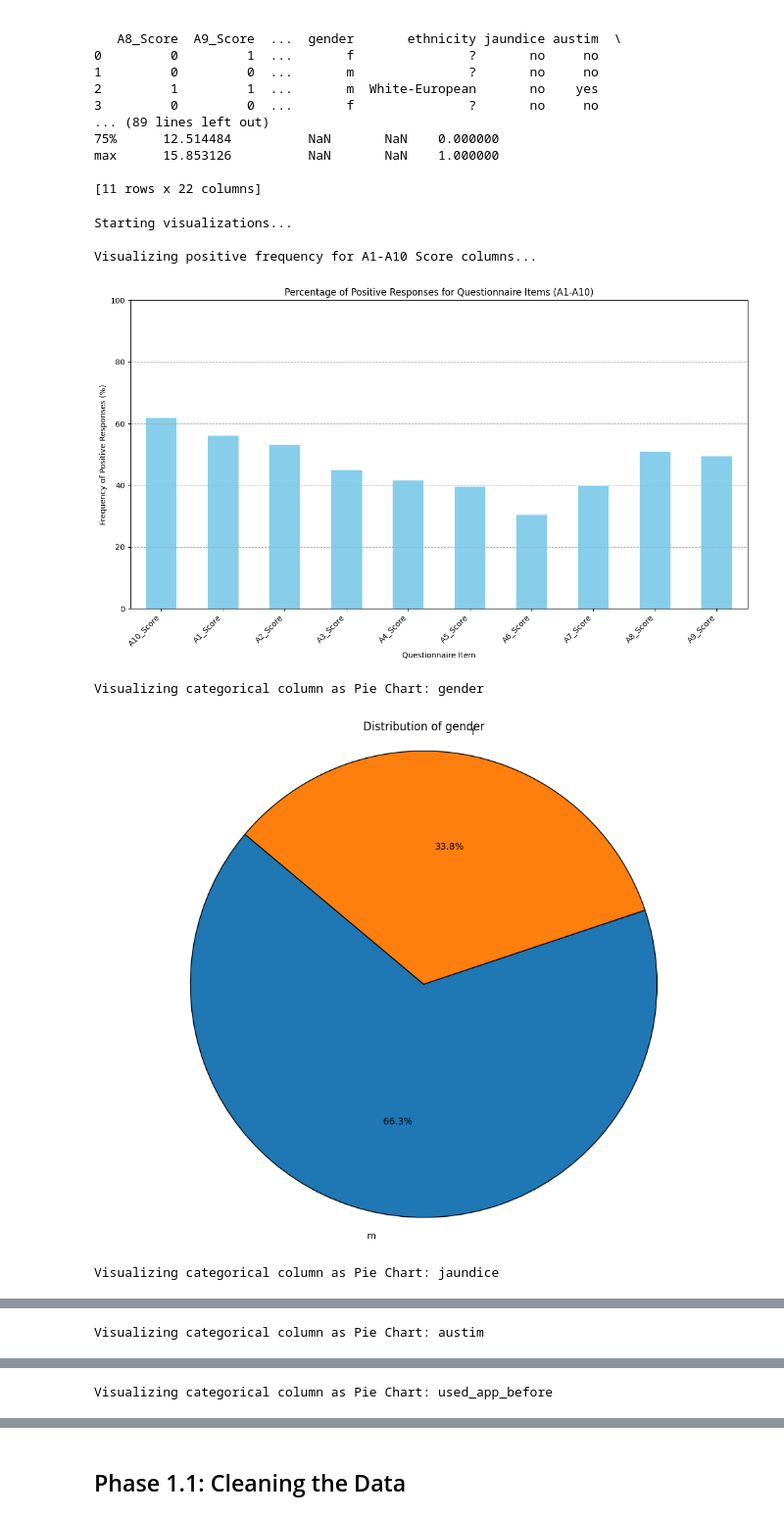
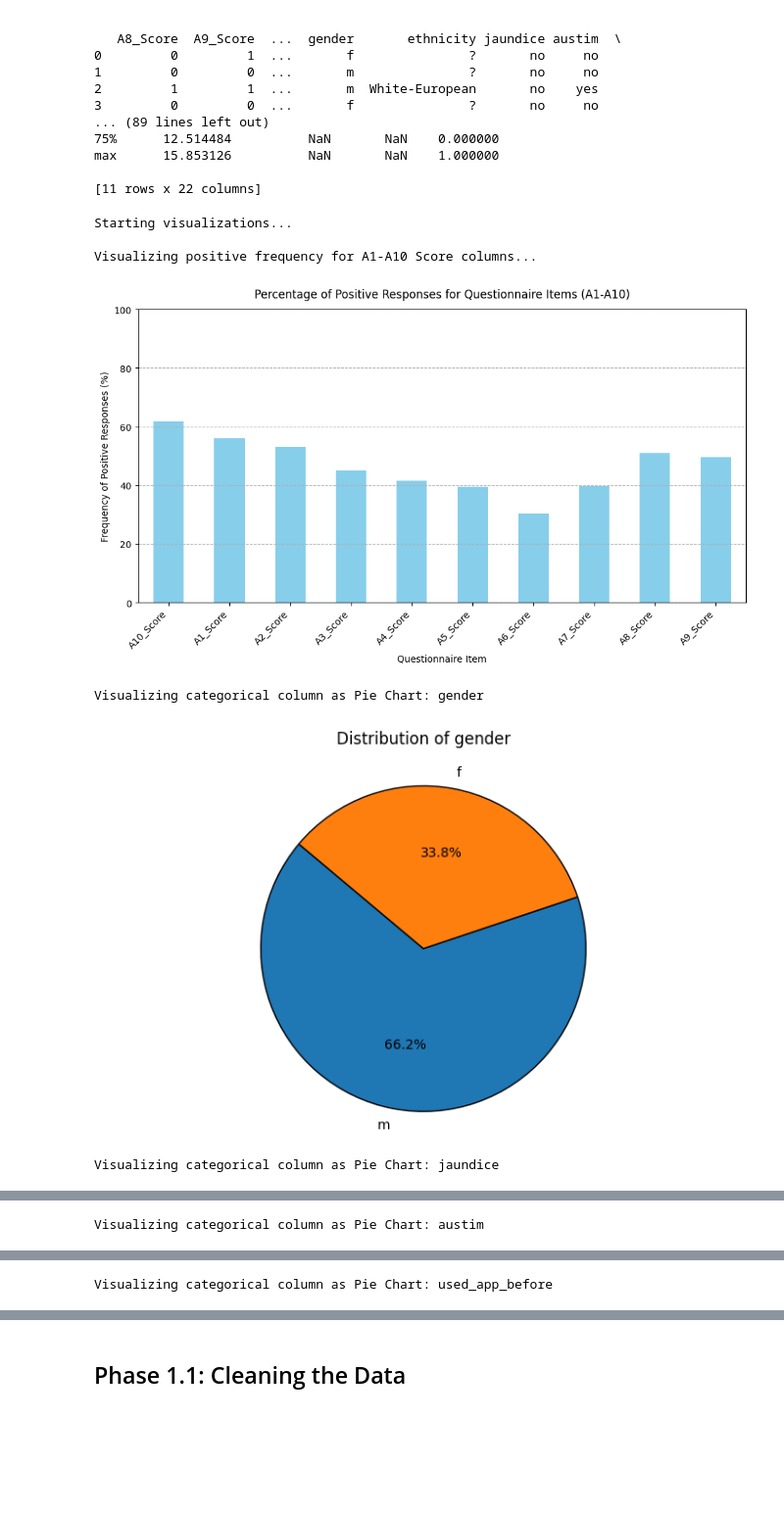
Before and after one commit to robertjshirts/asd-hackathon-25, a Jupyter notebook: ASD-Analysis.ipynb, the cells around one changed output, grey strips where cells are left out. Shown at 98% size. Saved outputs shown, nothing was run; the diff lists cells and outputs as text; code cells hidden in the pictures; blank space fills up the shorter version.

Commit message:
pi chart visibility and overall chart size

```diff
--- a/ASD-Analysis.ipynb
+++ b/ASD-Analysis.ipynb
@@ -71,15 +71,18 @@ def plot_positive_frequency_scores(df, score_columns):
     percentages_series = pd.Series(positive_percentages)
     percentages_series = percentages_series.sort_index() # Sort by question number for A1, A2... order
 
-    plt.figure(figsize=(12, 7))
+    # MODIFIED: Reduced figure size from (12, 7) to (10, 6)
+    plt.figure(figsize=(10, 6))
     percentages_series.plot(kind='bar', color='skyblue')
-    plt.title('Percentage of Positive Responses for Questionnaire Items (A1-A10)')
+    # MODIFIED: Added y parameter to title
+    plt.title('Percentage of Positive Responses for Questionnaire Items (A1-A10)', y=1.02)
     plt.xlabel('Questionnaire Item')
     plt.ylabel('Frequency of Positive Responses (%)')
     plt.ylim(0, 100) # Set y-axis from 0% to 100%
     plt.xticks(rotation=45, ha='right')
     plt.grid(axis='y', linestyle='--')
-    plt.tight_layout()
+    # MODIFIED: Added pad parameter to tight_layout
+    plt.tight_layout(pad=1.5)
     plt.show()
 
 def plot_categorical_bar(df, column_name, top_n=15):
@@ -87,7 +90,8 @@ def plot_categorical_bar(df, column_name, top_n=15):
     Generates a bar plot for a categorical or binary column.
     For columns with many unique values, it plots the top_n most frequent ones.
     """
-    plt.figure(figsize=(10, 6))
+    # MODIFIED: Reduced figure size from (10, 6) to (8, 5)
+    plt.figure(figsize=(8, 5))
     # Check if the column contains NaN values and how to handle them
     if df[column_name].isnull().any():
         counts = df[column_name].value_counts(dropna=False) # Include NaNs in counts
@@ -99,37 +103,46 @@ def plot_categorical_bar(df, column_name, top_n=15):
         # Plot top N categories for readability
         counts = counts.nlargest(top_n)
         counts.plot(kind='bar')
-        plt.title(f'Top {top_n} Frequencies for {column_name}')
+        # MODIFIED: Added y parameter to title
+        plt.title(f'Top {top_n} Frequencies for {column_name}', y=1.02)
     else:
         counts.plot(kind='bar')
-        plt.title(f'Frequency of each category in {column_name}')
+        # MODIFIED: Added y parameter to title
+        plt.title(f'Frequency of each category in {column_name}', y=1.02)
     plt.xlabel(column_name)
     plt.ylabel('Frequency')
     plt.xticks(rotation=45, ha='right')
-    plt.tight_layout()
+    # MODIFIED: Added pad parameter to tight_layout
+    plt.tight_layout(pad=1.5)
     plt.show()
 
 def plot_continuous_hist(df, column_name, bins=20):
     """
     Generates a histogram for a continuous numerical column.
     """
-    plt.figure(figsize=(10, 6))
+    # MODIFIED: Reduced figure size from (10, 6) to (8, 5)
+    plt.figure(figsize=(8, 5))
     df[column_name].plot(kind='hist', bins=bins, edgecolor='black') # Added edgecolor for better bar distinction
-    plt.title(f'Distribution of {column_name}')
+    # MODIFIED: Added y parameter to title
+    plt.title(f'Distribution of {column_name}', y=1.02)
     plt.xlabel(column_name)
     plt.ylabel('Frequency')
-    plt.tight_layout()
+    # MODIFIED: Added pad parameter to tight_layout
+    plt.tight_layout(pad=1.5)
     plt.show()
 
 def plot_continuous_boxplot(df, column_name):
     """
     Generates a box plot for a continuous numerical column.
     """
-    plt.figure(figsize=(8, 6))
+    # MODIFIED: Reduced figure size from (8, 6) to (6, 5)
+    plt.figure(figsize=(6, 5))
     df.boxplot(column=[column_name])
-    plt.title(f'Box plot of {column_name}')
+    # MODIFIED: Added y parameter to title
+    plt.title(f'Box plot of {column_name}', y=1.02)
     plt.ylabel('Value')
-    plt.tight_layout()
+    # MODIFIED: Added pad parameter to tight_layout
+    plt.tight_layout(pad=1.5)
     plt.show()
 
 def plot_pie_chart(df, column_name, top_n_pie=10):
@@ -139,7 +152,8 @@ def plot_pie_chart(df, column_name, top_n_pie=10):
     categories into an 'Other' slice.
     Includes NaNs as a separate category if present.
     """
-    plt.figure(figsize=(10, 8)) # Adjusted size for pie charts
+    # MODIFIED: Reduced figure size from (10, 8) to (7, 5)
+    plt.figure(figsize=(7, 5)) # Adjusted size for pie charts
 
     # Calculate value counts, including NaNs. Rename NaN index to string 'NaN' for display.
     # temp_series = df[column_name].fillna('NaN_placeholder') # Fill NaNs for value_counts
@@ -205,9 +219,11 @@ def plot_pie_chart(df, column_name, top_n_pie=10):
 
     plt.pie(sizes_to_plot, labels=labels_to_plot, autopct='%1.1f%%', startangle=140,
             wedgeprops={'edgecolor': 'black'}) # Added edgecolor for slice distinction
-    plt.title(f'Distribution of {column_name}')
+    # MODIFIED: Added y parameter to title
+    plt.title(f'Distribution of {column_name}', y=1.05)
     plt.axis('equal')  # Equal aspect ratio ensures that pie is drawn as a circle.
-    plt.tight_layout()
+    # MODIFIED: Added rect parameter to tight_layout
+    plt.tight_layout(rect=[0, 0.05, 1, 0.95])
     plt.show()
 
 
@@ -268,35 +284,37 @@ def visualize_all_variables(df):
             print(f"Warning: Column {col} not found in DataFrame.")
 
     # Plot continuous columns
     for col in continuous_columns:
         if col in df.columns:
             print(f"\nVisualizing continuous column (histogram): {col}")
             plot_continuous_hist(df, col)
             print(f"\nVisualizing continuous column (boxplot): {col}")
             plot_continuous_boxplot(df, col)
         else:
             print(f"Warning: Column {col} not found in DataFrame.")
 
     if id_column in df.columns:
         print(f"\nSkipping visualization for ID column: {id_column}")
 
     print("\nAll requested visualizations have been generated (or attempted).")
 
 visualize_all_variables(train)
 
 # Correlation Heatmap (Numerical Features)
 numerical_features = train.select_dtypes(include=['number'])
 correlation_matrix = numerical_features.corr()
-plt.figure(figsize=(12, 10))
+# MODIFIED: Reduced figure size from (12, 10) to (10, 8)
+plt.figure(figsize=(10, 8))
 import seaborn as sns
 sns.heatmap(correlation_matrix, annot=True, cmap='coolwarm', fmt=".2f")
-plt.title('Correlation Matrix of Numerical Features')
+# MODIFIED: Added y parameter to title
+plt.title('Correlation Matrix of Numerical Features', y=1.02)
 plt.show()
 # %% [output]
 Starting visualizations...
 
 Visualizing positive frequency for A1-A10 Score columns...
-[figure, old version]
+[figure, new version]
 Visualizing categorical column as Pie Chart: gender
-[figure, old version]
+[figure, new version]
 Visualizing categorical column as Pie Chart: jaundice
```
Also changed, not shown: parts of 1 cell of this notebook.
